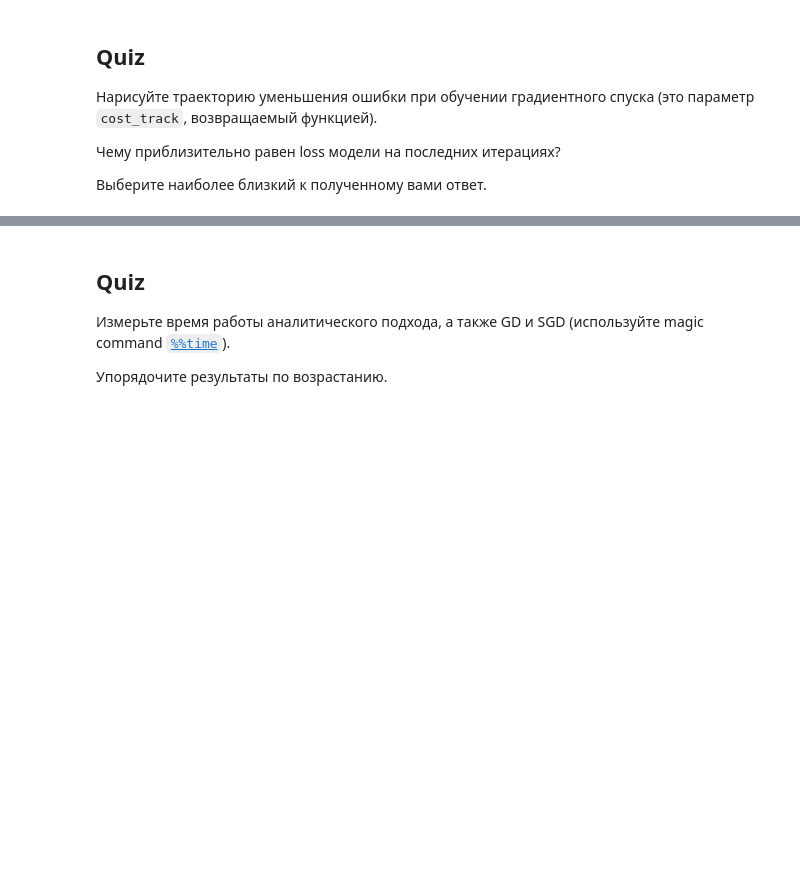
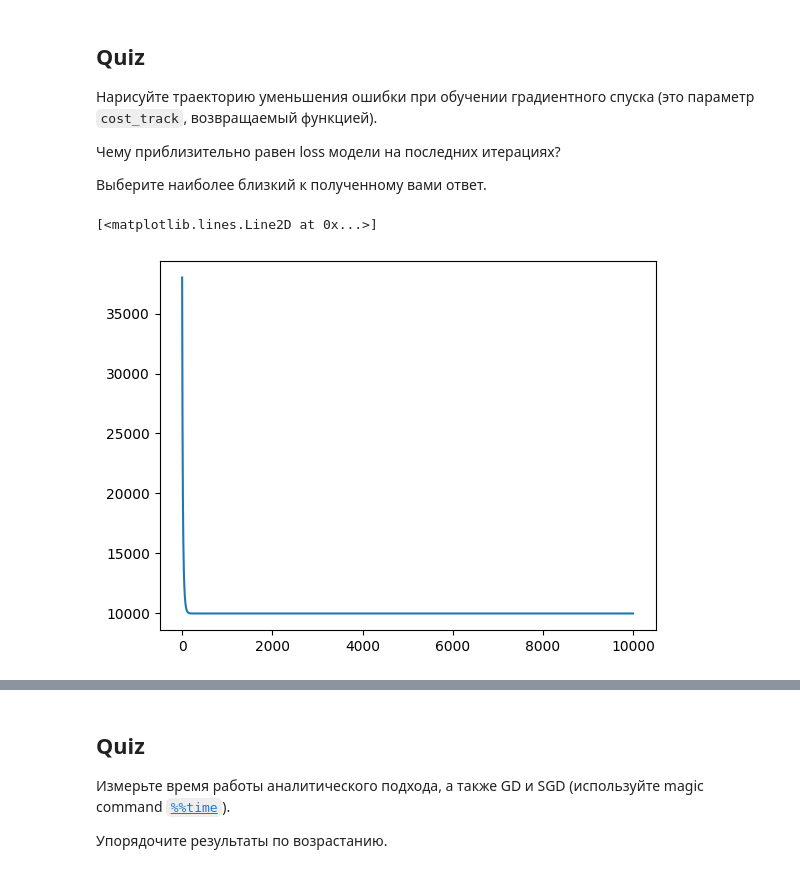
Before and after one commit to Igoof14/Practical-machine-learning, a Jupyter notebook: GD_task.ipynb, the cells around one changed output, grey strips where cells are left out. Saved outputs shown, nothing was run; the diff lists cells and outputs as text; code cells hidden in the pictures; blank space fills up the shorter version.

```diff
--- a/GD_task.ipynb
+++ b/GD_task.ipynb
@@ -99,3 +98,18 @@ def compute_cost(X, y, theta):
+# %%
+def gradient_descent(X, y, learning_rate, iterations):
+
+    X = np.hstack((np.ones((X.shape[0], 1)), X)) # добавляем к Х столбец из 1
+    params = np.random.rand(X.shape[1])
+
+    m = X.shape[0]
+
+    cost_track = np.zeros((iterations,1))
+
+    for i in range(iterations):
+        params = params - 2./m * learning_rate * (X.T @ ((X @ params) - y))
+        cost_track[i] = compute_cost(X, y, params)
+
+    return cost_track, params
 # %% [markdown]
 ### Бонус для отважных
 # %% [markdown]
@@ -150,0 +151,3 @@ from sklearn.metrics import r2_score
+# %%
+learning_rate = 0.01
+iterations = 10000
@@ -150,0 +162,7 @@ from sklearn.metrics import r2_score
+# %%
+cost_track, params = gradient_descent(X, y, learning_rate, iterations)
+
+
+predictGD = ManualLinearRegression.predict(X, params)
+
+print(f"R2 score for GD {r2_score(y, predictGD).round(2)}")
@@ -170,0 +197,5 @@ from sklearn.metrics import r2_score
+# %%
+plt.plot(cost_track)
+# %% [output]
+[<matplotlib.lines.Line2D at 0x...>]
+[figure, added]
```
Also changed, not shown: parts of 24 cells of this notebook.
